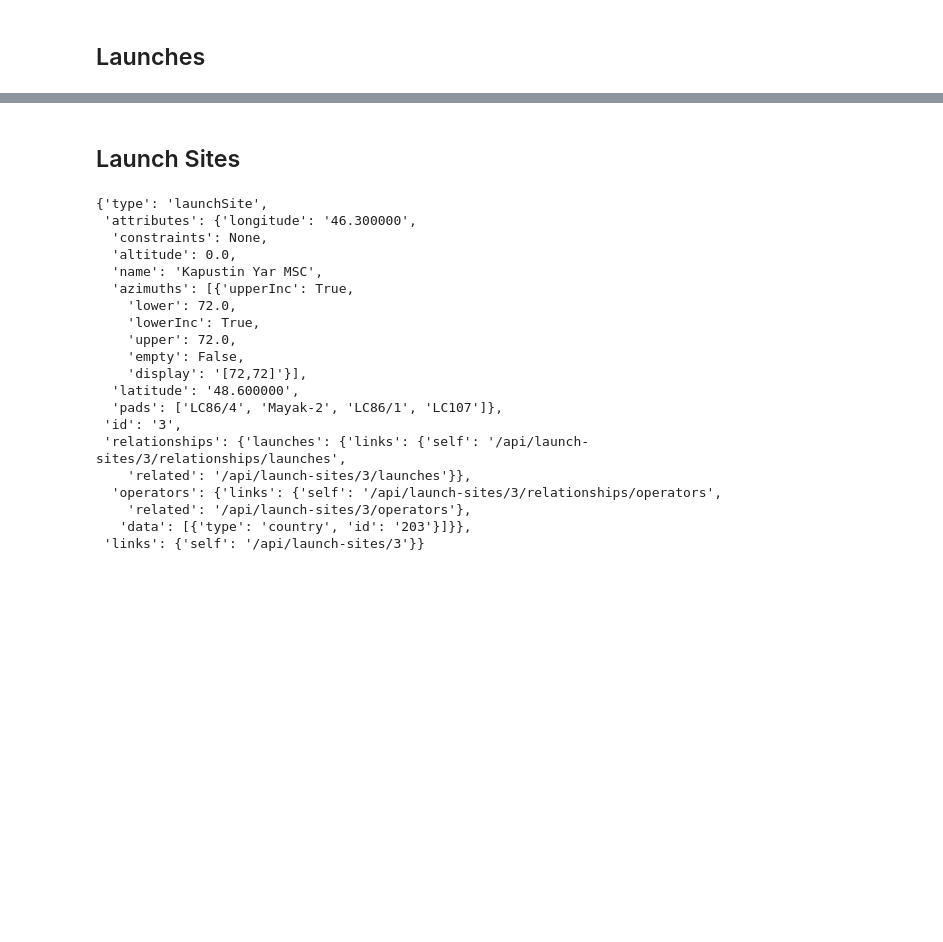
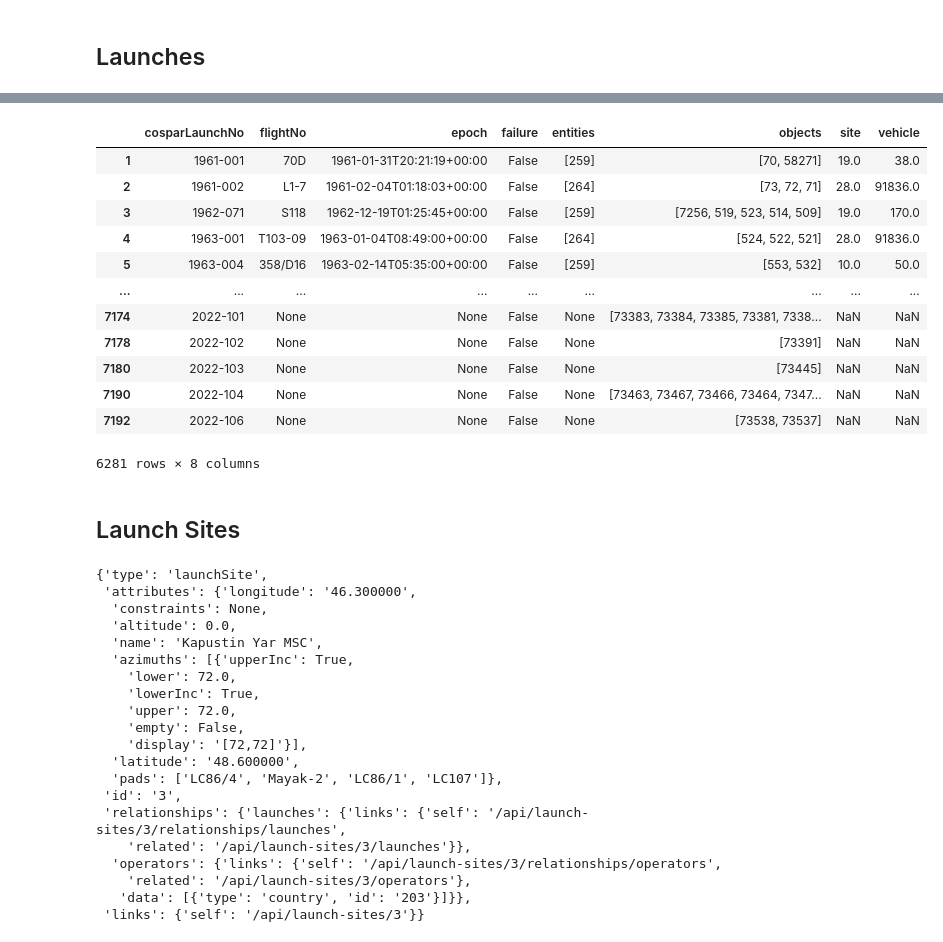
Before and after one commit to PaulDrm/DISCOSQA, a Jupyter notebook: data-requests.ipynb, the cells around one changed output, grey strips where cells are left out. Drawn from its saved outputs; the diff is of its cells as text; code cells hidden in the pictures; blank space fills up the shorter version.

```diff
--- a/data-requests.ipynb
+++ b/data-requests.ipynb
@@ -390 +379,20 @@ launch_df.head()
+# %%
+rel_att = ['entities', 'objects', 'site', 'vehicle']
+launch_df = data2df(dataLaunch, rel_att)
+
+launch_df
+# %% [output]
+|  | cosparLaunchNo | flightNo | epoch | failure | entities | objects | site | vehicle |
+| 1 | 1961-001 | 70D | 1961-01-31T20:21:19+00:00 | False | [259] | [70, 58271] | 19.0 | 38.0 |
+| 2 | 1961-002 | L1-7 | 1961-02-04T01:18:03+00:00 | False | [264] | [73, 72, 71] | 28.0 | 91836.0 |
+| 3 | 1962-071 | S118 | 1962-12-19T01:25:45+00:00 | False | [259] | [7256, 519, 523, 514, 509] | 19.0 | 170.0 |
+| 4 | 1963-001 | T103-09 | 1963-01-04T08:49:00+00:00 | False | [264] | [524, 522, 521] | 28.0 | 91836.0 |
+| 5 | 1963-004 | 358/D16 | 1963-02-14T05:35:00+00:00 | False | [259] | [553, 532] | 10.0 | 50.0 |
+| ... | ... | ... | ... | ... | ... | ... | ... | ... |
+| 7174 | 2022-101 | None | None | False | None | [73383, 73384, 73385, 73381, 7338... | NaN | NaN |
+| 7178 | 2022-102 | None | None | False | None | [73391] | NaN | NaN |
+| 7180 | 2022-103 | None | None | False | None | [73445] | NaN | NaN |
+| 7190 | 2022-104 | None | None | False | None | [73463, 73467, 73466, 73464, 7347... | NaN | NaN |
+| 7192 | 2022-106 | None | None | False | None | [73538, 73537] | NaN | NaN |
+6281 rows × 8 columns
 # %%
```
Also changed, not shown: parts of 63 cells of this notebook, 1 other file.
